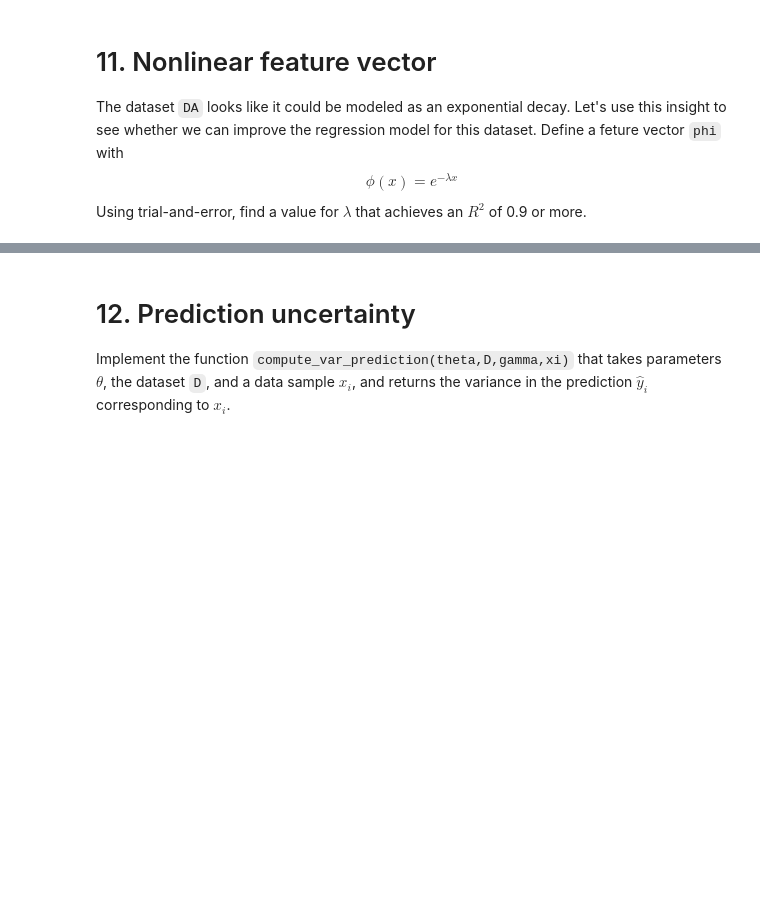
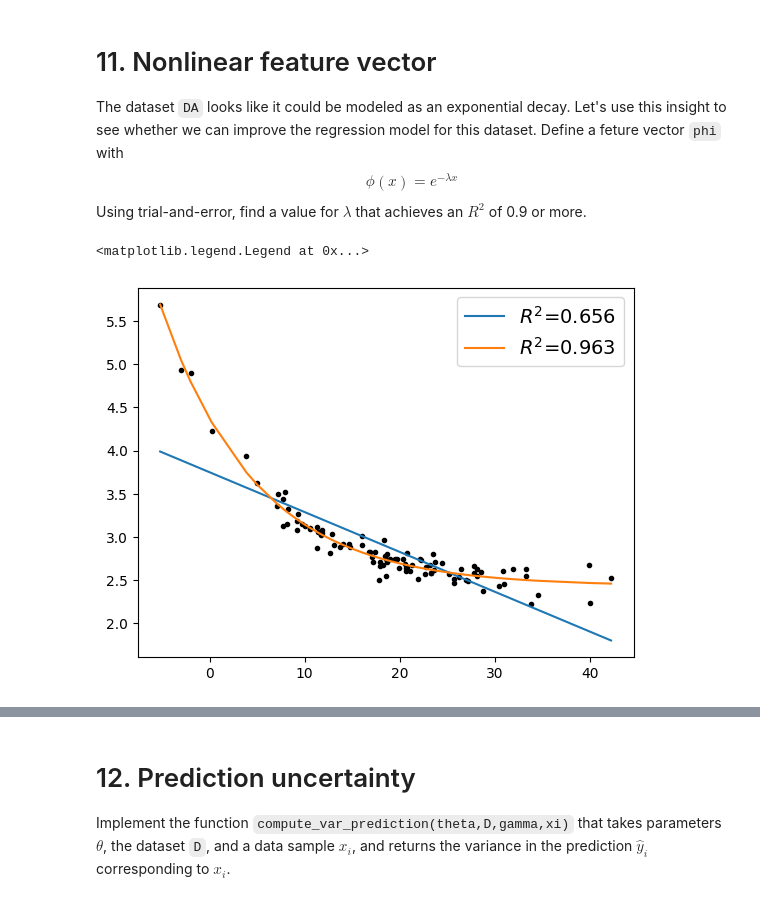
Before and after one commit to EnchengLiu/Coursera-Happy-Exercise-with-Jiayi, a Jupyter notebook: Berkeley 276DS Statistics and Data Science/hw/hw3/hw3.ipynb, the cells around one changed output, grey strips where cells are left out. Drawn from its saved outputs; the diff is of its cells as text; code cells hidden in the pictures; blank space fills up the shorter version.

```diff
--- a/Berkeley 276DS Statistics and Data Science/hw/hw3/hw3.ipynb
+++ b/Berkeley 276DS Statistics and Data Science/hw/hw3/hw3.ipynb
@@ -116,10 +177,15 @@ ax[0,0].plot(...,...)
 # 6. Coefficient of determinination
 
 Implement the function `eval_Rsquared(theta,D)` that takes parameters $\theta=(\theta_0,\theta_1)$ and the dataset `D` and returns the coefficient of determination $R^2$. Verify the identity $R^2=r^2$
-# %%
-def eval_Rsquared(theta,D):
-    ...             # TODO
-    return ...      # TODO
+# %%
+def eval_Rsquared(theta, D):
+    x, y = D
+    n = len(x)
+    y_pred = [theta[0] + theta[1] * x[i] for i in range(n)]
+    ss_res = sum((y[i] - y_pred[i]) ** 2 for i in range(n))
+    ss_tot = sum((y[i] - sum(y) / n) ** 2 for i in range(n))
+    r_squared = 1 - ss_res / ss_tot
+    return r_squared
 # %%
 RsquaredA = eval_Rsquared(thetaA,DA)
 RsquaredB = eval_Rsquared(thetaB,DB)
@@ -217,17 +376,21 @@ The dataset `DA` looks like it could be modeled as an exponential decay. Let's u
 $$\phi(x) = e^{-\lambda x}$$
 Using trial-and-error, find a value for $\lambda$ that achieves an $R^2$ of 0.9 or more.
 # %%
-lbda = ...              # TODO
+lbda = - 0.1
 x, y = DA
-phi = np.exp(lbda*x)
-DA2 = (phi,y)
-thetaA2 = ...           # TODO
-RsquaredA2 = ...        # TODO
+phi = np.exp(lbda * x)
+DA2 = (phi, y)
+X2 = np.vstack([np.ones(len(phi)), phi]).T
+thetaA2 = np.linalg.inv(X2.T @ X2) @ X2.T @ y
+RsquaredA2 = eval_Rsquared(thetaA2, DA2)
 
 fig, ax = plt.subplots()
-ax.scatter(DA[0],DA[1],color='k',marker='.')
-ax.plot(DA[0],eval_linreg(thetaA,DA),label='$R^2$={:.3f}'.format(RsquaredA))
-ax.plot(DA[0],eval_linreg(thetaA2,DA2),'-',label='$R^2$={:.3f}'.format(RsquaredA2))
+ax.scatter(DA[0], DA[1], color='k', marker='.')
+ax.plot(DA[0], eval_linreg(thetaA, DA), label='$R^2$={:.3f}'.format(RsquaredA))
+ax.plot(DA[0], eval_linreg(thetaA2, DA2), '-', label='$R^2$={:.3f}'.format(RsquaredA2))
 ax.legend(fontsize=14)
+# %% [output]
+<matplotlib.legend.Legend at 0x...>
+[figure, added]
 # %%
 grader.check("q11")
```
Also changed, not shown: parts of 39 cells of this notebook, 43 other files.
